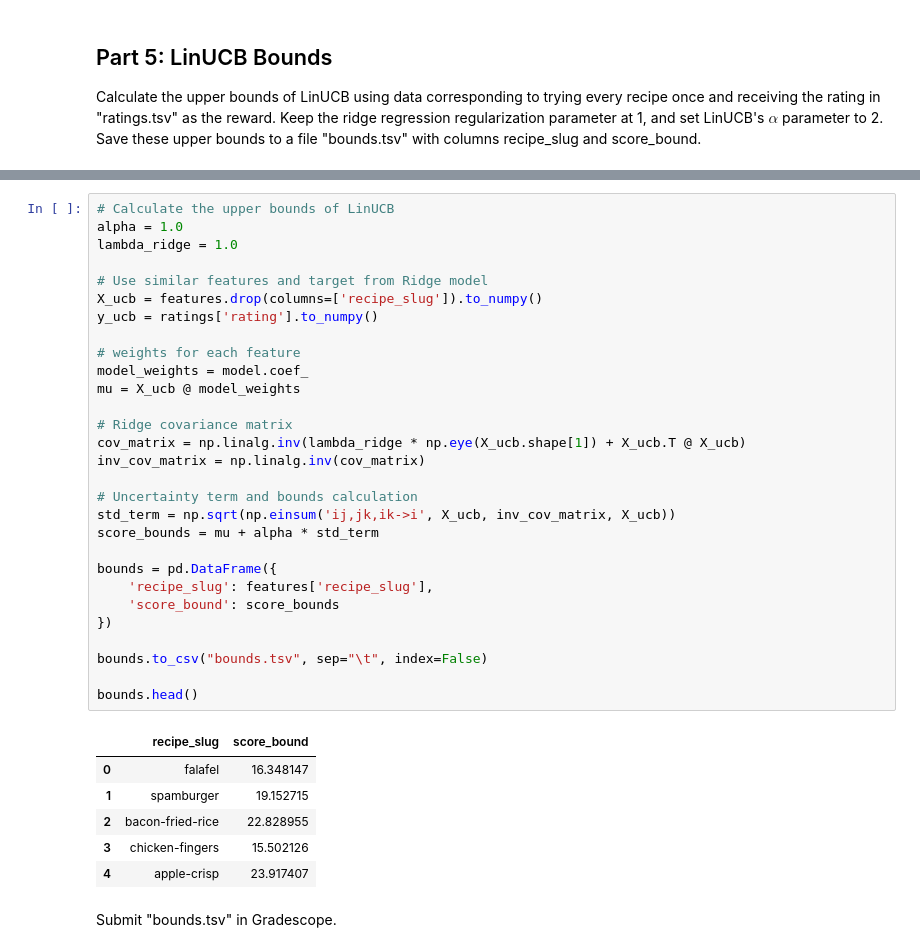
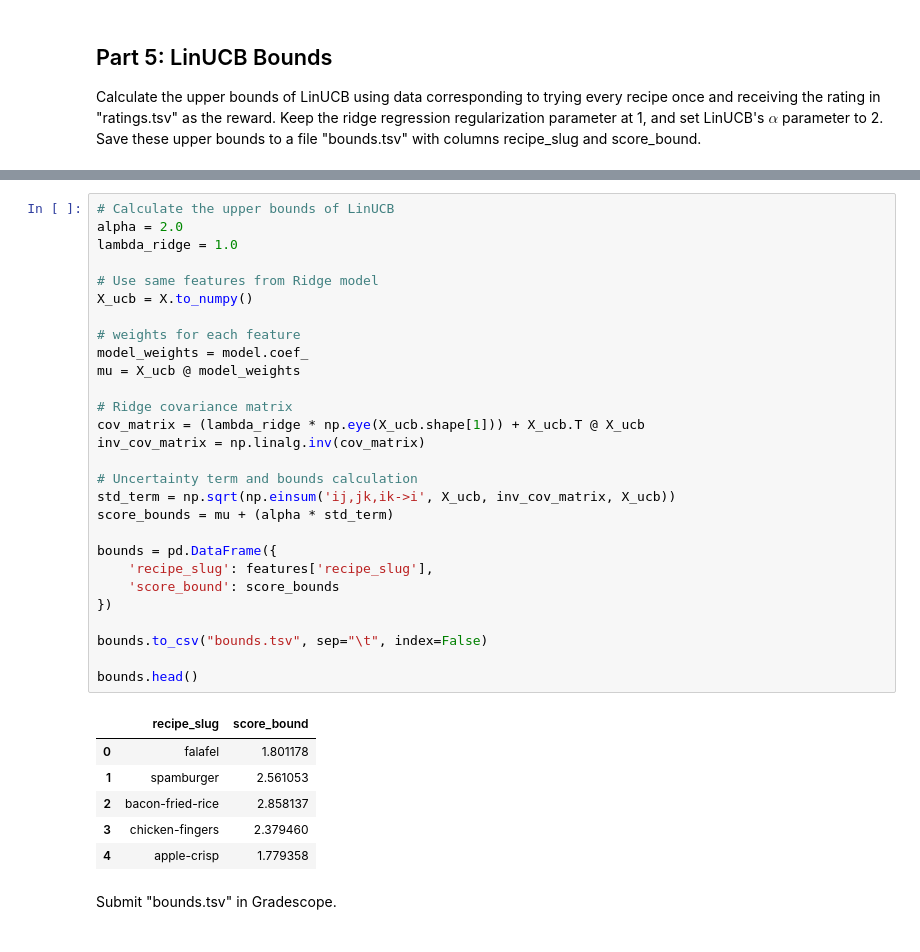
Before and after one commit to jtvon/dx704-project-04, a Jupyter notebook: project.ipynb, the cells around one changed output, grey strips where cells are left out. Cells and saved outputs as stored; diff of their text form.

Commit message:
Updates to calculation for bounds cov matrix

```diff
--- a/project.ipynb
+++ b/project.ipynb
@@ -313,40 +313,39 @@ Save these upper bounds to a file "bounds.tsv" with columns recipe_slug and scor
 </math>
 # %%
 # Calculate the upper bounds of LinUCB
-alpha = 1.0
+alpha = 2.0
 lambda_ridge = 1.0
 
-# Use similar features and target from Ridge model
-X_ucb = features.drop(columns=['recipe_slug']).to_numpy()
-y_ucb = ratings['rating'].to_numpy()
+# Use same features from Ridge model
+X_ucb = X.to_numpy()
 
 # weights for each feature
 model_weights = model.coef_
 mu = X_ucb @ model_weights
 
 # Ridge covariance matrix
-cov_matrix = np.linalg.inv(lambda_ridge * np.eye(X_ucb.shape[1]) + X_ucb.T @ X_ucb)
+cov_matrix = (lambda_ridge * np.eye(X_ucb.shape[1])) + X_ucb.T @ X_ucb
 inv_cov_matrix = np.linalg.inv(cov_matrix)
 
 # Uncertainty term and bounds calculation
 std_term = np.sqrt(np.einsum('ij,jk,ik->i', X_ucb, inv_cov_matrix, X_ucb))
-score_bounds = mu + alpha * std_term
+score_bounds = mu + (alpha * std_term)
 
 bounds = pd.DataFrame({
     'recipe_slug': features['recipe_slug'],
     'score_bound': score_bounds
 })
 
 bounds.to_csv("bounds.tsv", sep="\t", index=False)
 
 bounds.head()
 # %% [output]
 |  | recipe_slug | score_bound |
-| 0 | falafel | 16.348147 |
-| 1 | spamburger | 19.152715 |
-| 2 | bacon-fried-rice | 22.828955 |
-| 3 | chicken-fingers | 15.502126 |
-| 4 | apple-crisp | 23.917407 |
+| 0 | falafel | 1.801178 |
+| 1 | spamburger | 2.561053 |
+| 2 | bacon-fried-rice | 2.858137 |
+| 3 | chicken-fingers | 2.379460 |
+| 4 | apple-crisp | 1.779358 |
 # %% [markdown]
 Submit "bounds.tsv" in Gradescope.
 # %% [markdown]
```
Also changed, not shown: parts of 1 cell of this notebook, 5 other files.
